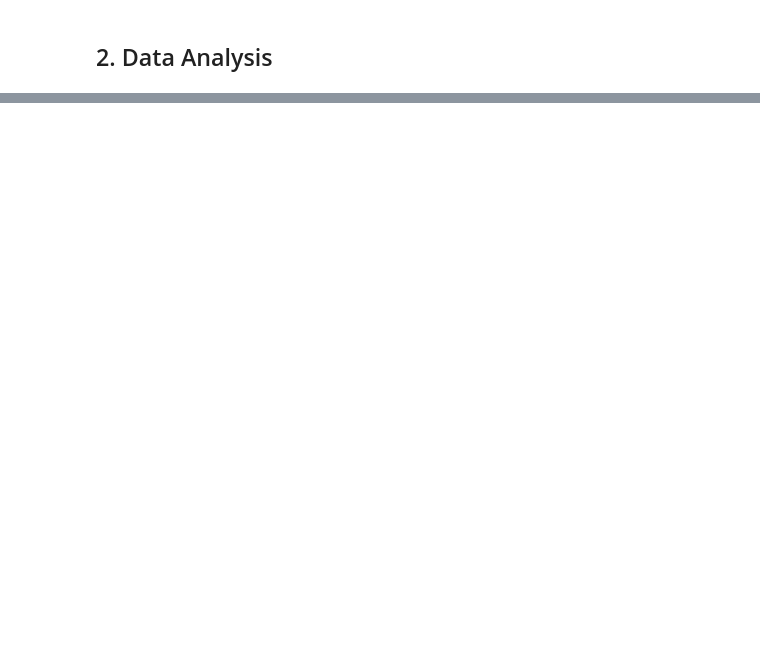
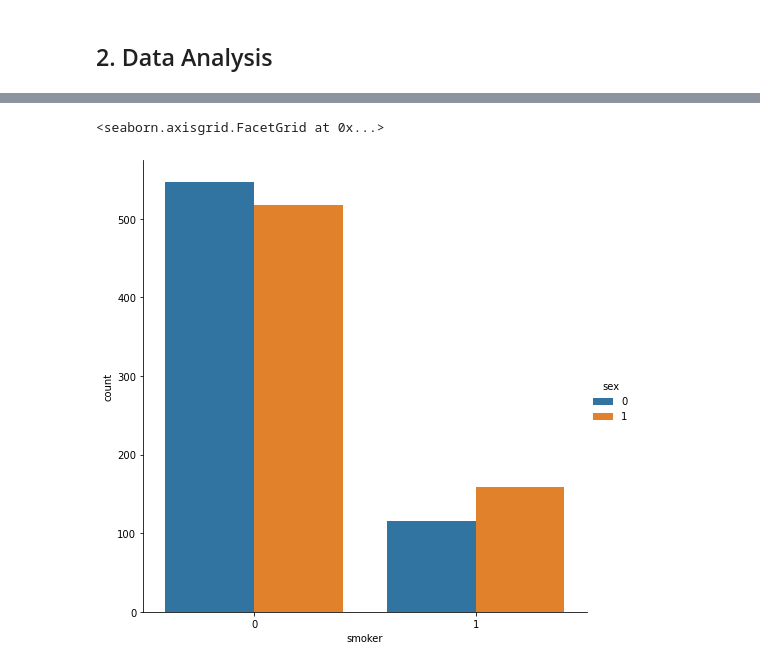
Before and after one commit to utkuozbudak/insurance_forecast, a Jupyter notebook: insurance_forecast.ipynb, the cells around one changed output, grey strips where cells are left out. Cells and saved outputs as stored; diff of their text form; code cells hidden in the pictures; blank space fills up the shorter version.

```diff
--- a/insurance_forecast.ipynb
+++ b/insurance_forecast.ipynb
@@ -76,0 +107,6 @@ sns.heatmap(data.corr(), annot=True, mask=mask, cmap=colormap, linewidths=0.3)
+# %%
+# Let's see the sex distribution of smokers and non-smokers
+sns.catplot(x="smoker", hue="sex", kind="count", data=data, height=7, aspect=1)
+# %% [output]
+<seaborn.axisgrid.FacetGrid at 0x...>
+[figure, added]
```
Also changed, not shown: parts of 9 cells of this notebook.
